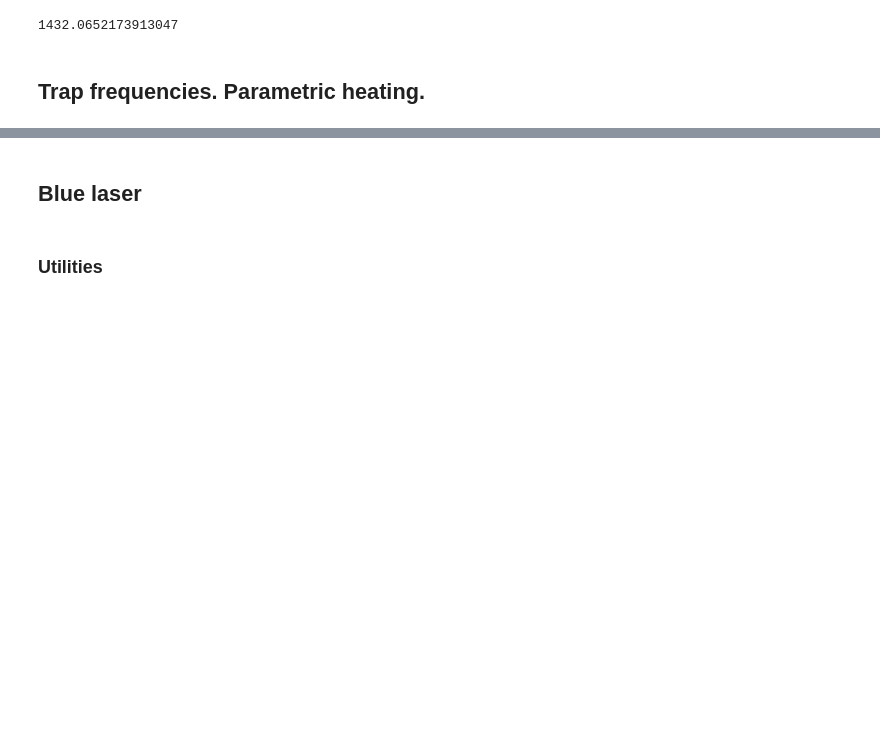
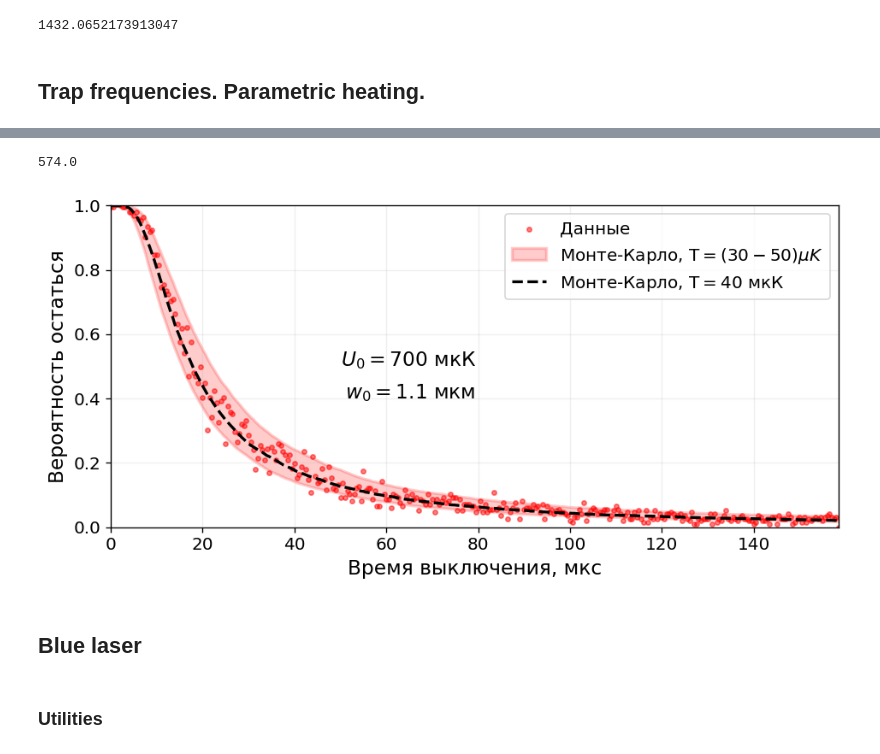
Before and after one commit to mgoloshchapov/ColdAtoms, a Jupyter notebook: notebooks/TrapParameters.ipynb, the cells around one changed output, grey strips where cells are left out. Drawn from its saved outputs; the diff is of its cells as text; code cells hidden in the pictures; blank space fills up the shorter version.

```diff
--- a/notebooks/TrapParameters.ipynb
+++ b/notebooks/TrapParameters.ipynb
@@ -117,0 +235,6 @@ end;
+# %%
+filename_temperature = "../data/2023_09_10_release_recapture.dat"
+
+df_temperature = DataFrame(CSV.File(filename_temperature, delim=" ", header=19, ignorerepeated=true, types=Float64))
+x = df_temperature[1:end, 1];
+y = df_temperature[1:end, 2];
@@ -118,3 +259,58 @@ end;
+# %%
+U0
+# %% [output]
+574.0
+# %%
+fontsize = 14;
+linewidth = 2.0;
+
+T0 = 40.0;
+T_low = 30.0;
+T_high = 50.0;
+atom_params_temp0 = [86.9091835, T0];
+atom_params_temp_low = [86.9091835, T_low];
+atom_params_temp_high = [86.9091835, T_high];
+trap_params_temp = [700, 1.1, 4.22]
+
+N = 10000;
+prob0, _ = release_recapture(x, trap_params_temp, atom_params_temp0, N; freq=10, skip=1000)
+prob_low, _ = release_recapture(x, trap_params_temp, atom_params_temp_low, N; freq=10, skip=1000)
+prob_high, _ = release_recapture(x, trap_params_temp, atom_params_temp_high, N; freq=10, skip=1000)
+
+figure(figsize=(8,4), dpi=120)
+# scatter(x, y ./ 0.98, color="red", s=10, alpha=0.5, zorder=2, label="Data")
+# fill_between(x, prob_high, prob_low, color="red", linewidth=linewidth, alpha=0.2, label="Fit, T\$=(35-60)\\mu K \$")
+# plot(x, prob0, color="black", linewidth=linewidth, linestyle="--", label="Fit, T\$=45\\mu K \$")
+
+scatter(x, y ./ 0.98, color="red", s=10, alpha=0.5, zorder=2, label="Данные")
+fill_between(x, prob_high, prob_low, color="red", linewidth=linewidth, alpha=0.2, label="Монте-Карло, T\$=(30-50)\\mu K \$")
+plot(x, prob0, color="black", linewidth=linewidth, linestyle="--", label="Монте-Карло, T\$=40 \$ мкК")
+# xlabel("Release time, μs", fontsize=fontsize)
+# ylabel("Recapture probability", fontsize=fontsize)
+
+xlabel("Время выключения, мкс", fontsize=fontsize)
+ylabel("Вероятность остаться", fontsize=fontsize)
+
+xticks(fontsize=fontsize-2)
+yticks(fontsize=fontsize-2)
+xlim(0.0, maximum(x))
+ylim(0.0, 1.0)
+grid(alpha=0.2)
+# title("Release&Recapture, Monte-Carlo fit", fontsize=fontsize)
+legend(fontsize=fontsize-2)
+# text(60.0, 0.5, "\$ U_0 = 1450 \\mu K \$", fontsize=fontsize)
+# text(61.0, 0.4, "\$ w_0 = 1.1 \\mu m \$", fontsize=fontsize)
+text(50.0, 0.5, "\$ U_0 = 700 \$ мкК", fontsize=fontsize)
+text(51.0, 0.4, "\$ w_0 = 1.1 \$ мкм", fontsize=fontsize)
+# text(60.0, 0.5, "\$ U_0 = 1450 \\mu K, w_0 = 1.1 \\mu m \$", fontsize=fontsize)
+tight_layout()
+
+savefig("/Users/goloshch/Desktop/Materials/QOTLabs/Деловое/Отчет_23/images/temperature.png", dpi=300)
+savefig("/Users/goloshch/Desktop/Materials/QOTLabs/Деловое/Отчет_23/images/temperature.pdf", dpi=300)
+savefig("/Users/goloshch/Desktop/Materials/QOTLabs/Деловое/Отчет_23/images/temperature.svg", dpi=300)
+gcf()
+# %% [output]
+[figure, added]
 # %% [markdown]
 ## Blue laser
 # %%
```
Also changed, not shown: parts of 16 cells of this notebook, 26 other files.
